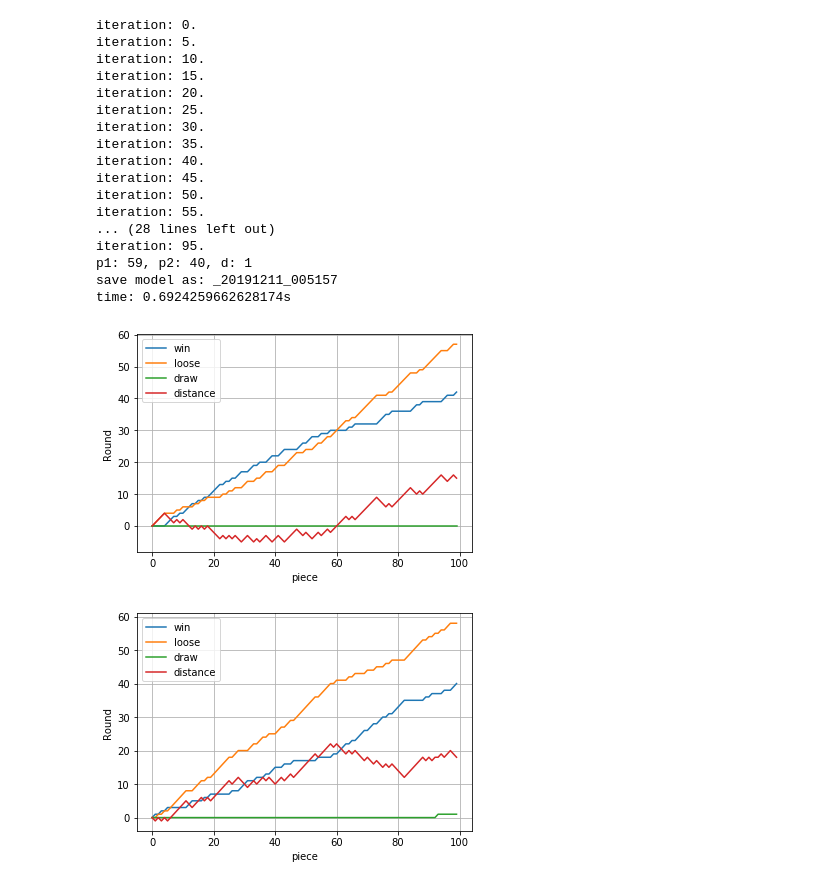
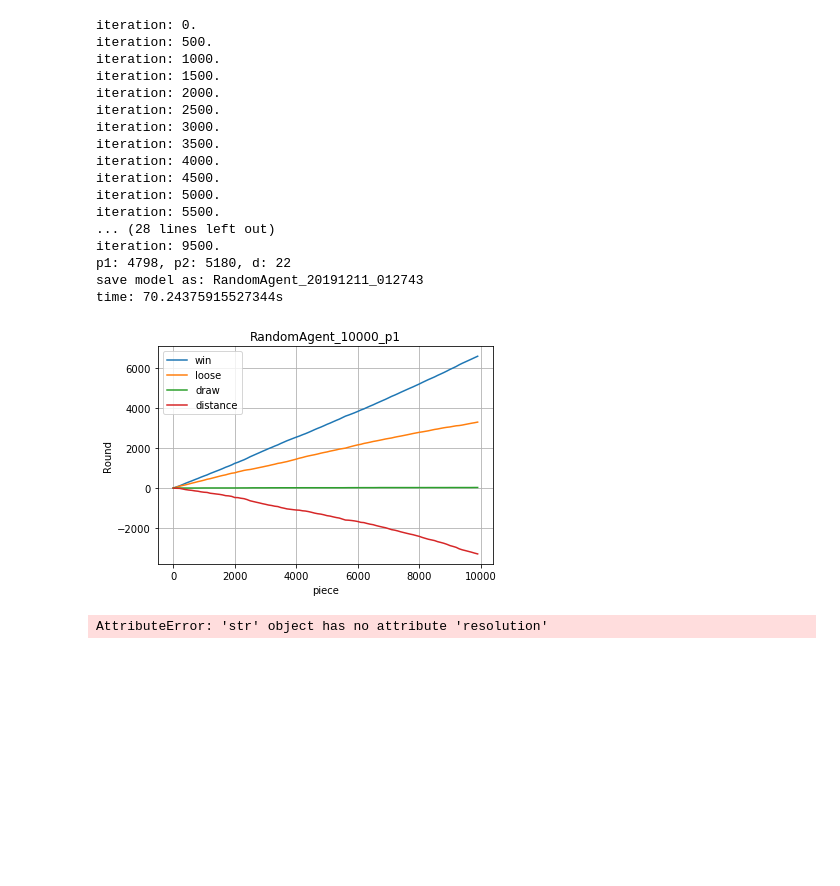
Before and after one commit to gr4cza/Connect4_AI, a Jupyter notebook: notebooks/Q_lear_train.ipynb, the cells around one changed output. Saved outputs shown, nothing was run; the diff lists cells and outputs as text; code cells hidden in the pictures; blank space fills up the shorter version.

Commit message:
Q-learn train jupyter noote book

```diff
--- a/notebooks/Q_lear_train.ipynb
+++ b/notebooks/Q_lear_train.ipynb
@@ -8,7 +8,7 @@ from evaluator import AdvancedScore
 from matplotlib import pyplot as plt
 from time import time
 # %%
-def plot_train_data(rounds, t, half):
+def plot_train_data(rounds, t, name, half):
     x = [x for x in range(0, rounds, int(rounds/t.resolution))]
     if half==1:
         win = [x[0] for x in t.win_loose[:t.resolution]]
@@ -28,6 +28,7 @@ def plot_train_data(rounds, t, half):
 
     plt.xlabel('piece')
     plt.ylabel('Round')
+    plt.title(f'{name}_{rounds}_p{half}')
 
     plt.legend()
     plt.grid()
@@ -41,30 +42,30 @@ def train(against=None, rounds=10_000, name=''):
     t.learn(rounds, against=against, name=name)
     print(f'time: {time() - start_time}s')
 
-    plot_train_data(rounds,t,1)
+    plot_train_data(rounds,t,name,1)
     if against is not None:
-        plot_train_data(rounds,t,2)
+        plot_train_data(rounds,t,name,2)
 # %%
-train(RandomAgent,100)
+train(RandomAgent,name='RandomAgent')
 # %% [output]
 iteration: 0.
-iteration: 5.
-iteration: 10.
-iteration: 15.
-iteration: 20.
-iteration: 25.
-iteration: 30.
-iteration: 35.
-iteration: 40.
-iteration: 45.
-iteration: 50.
-iteration: 55.
+iteration: 500.
+iteration: 1000.
+iteration: 1500.
+iteration: 2000.
+iteration: 2500.
+iteration: 3000.
+iteration: 3500.
+iteration: 4000.
+iteration: 4500.
+iteration: 5000.
+iteration: 5500.
 ... (28 lines left out)
-iteration: 95.
-p1: 59, p2: 40, d: 1
-save model as: _20191211_005157
-time: 0.6924259662628174s
+iteration: 9500.
+p1: 4798, p2: 5180, d: 22
+save model as: RandomAgent_20191211_012743
+time: 70.24375915527344s
-[figure, old version]
+[figure, new version]
-[figure, removed]
+AttributeError: 'str' object has no attribute 'resolution'
 # %%
 adv = AdvancedScore()
```
Also changed, not shown: parts of 5 cells of this notebook.
